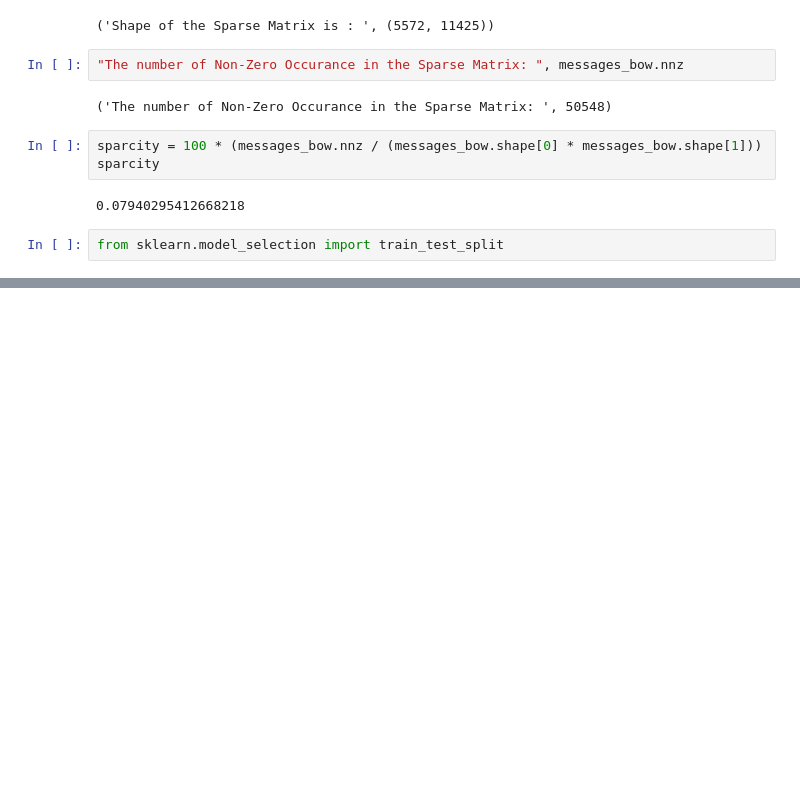
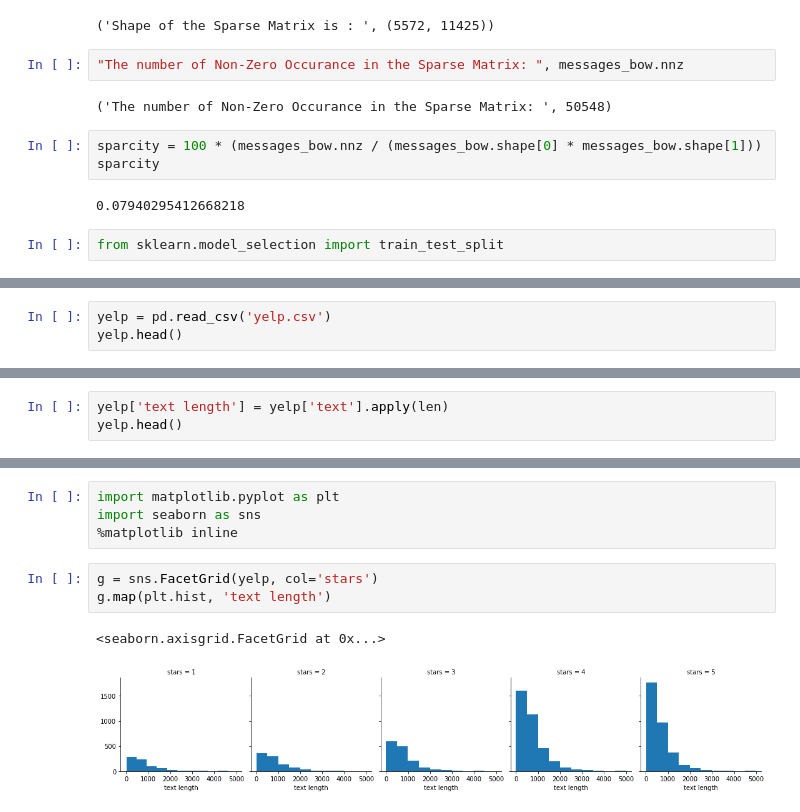
Before and after one commit to ashmanmalhotra/LivePythonClass-01Sep21, a Jupyter notebook: Untitled.ipynb, the cells around one changed output, grey strips where cells are left out. Cells and saved outputs as stored; diff of their text form; blank space fills up the shorter version.

```diff
--- a/Untitled.ipynb
+++ b/Untitled.ipynb
@@ -356,0 +355,3 @@ weighted avg       0.97      0.96      0.96      1115
+# %%
+yelp = pd.read_csv('yelp.csv')
+yelp.head()
@@ -356,0 +406,3 @@ weighted avg       0.97      0.96      0.96      1115
+# %%
+yelp['text length'] = yelp['text'].apply(len)
+yelp.head()
@@ -356,0 +416,10 @@ weighted avg       0.97      0.96      0.96      1115
+# %%
+import matplotlib.pyplot as plt
+import seaborn as sns
+%matplotlib inline
+# %%
+g = sns.FacetGrid(yelp, col='stars')
+g.map(plt.hist, 'text length')
+# %% [output]
+<seaborn.axisgrid.FacetGrid at 0x...>
+[figure, added]
```
Also changed, not shown: parts of 48 cells of this notebook.
